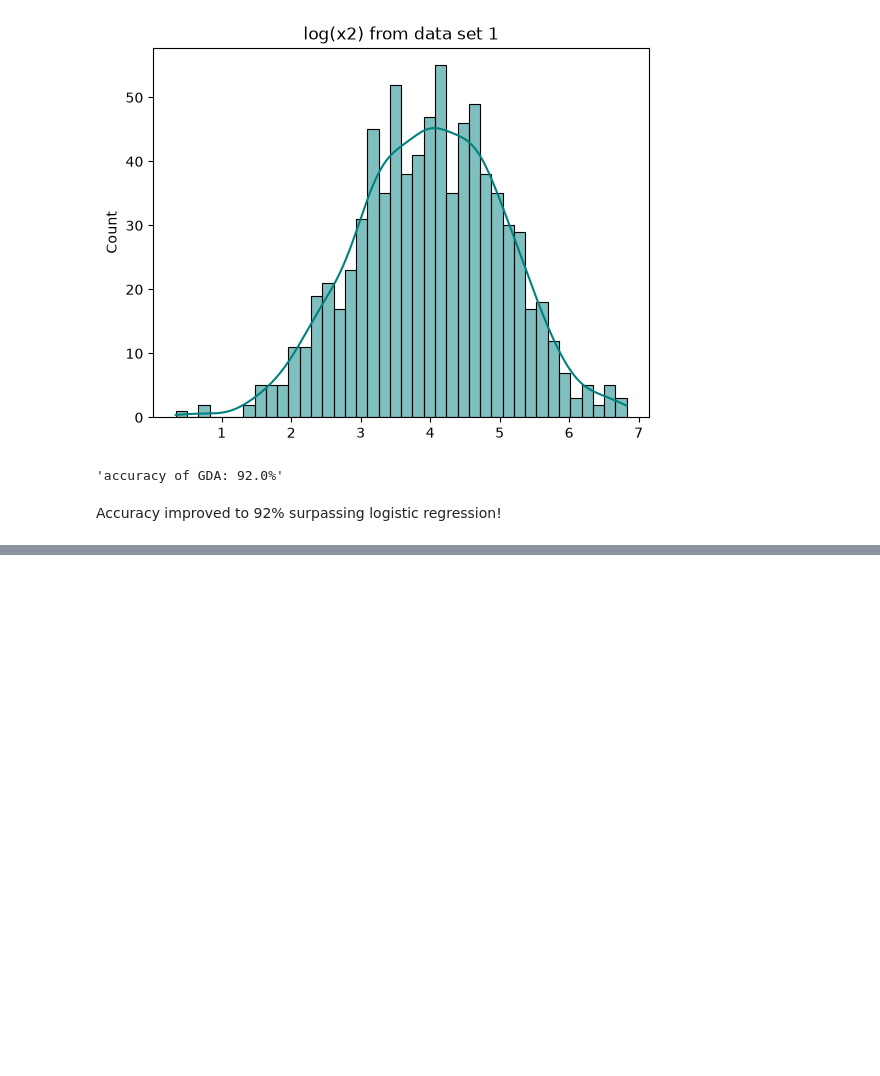
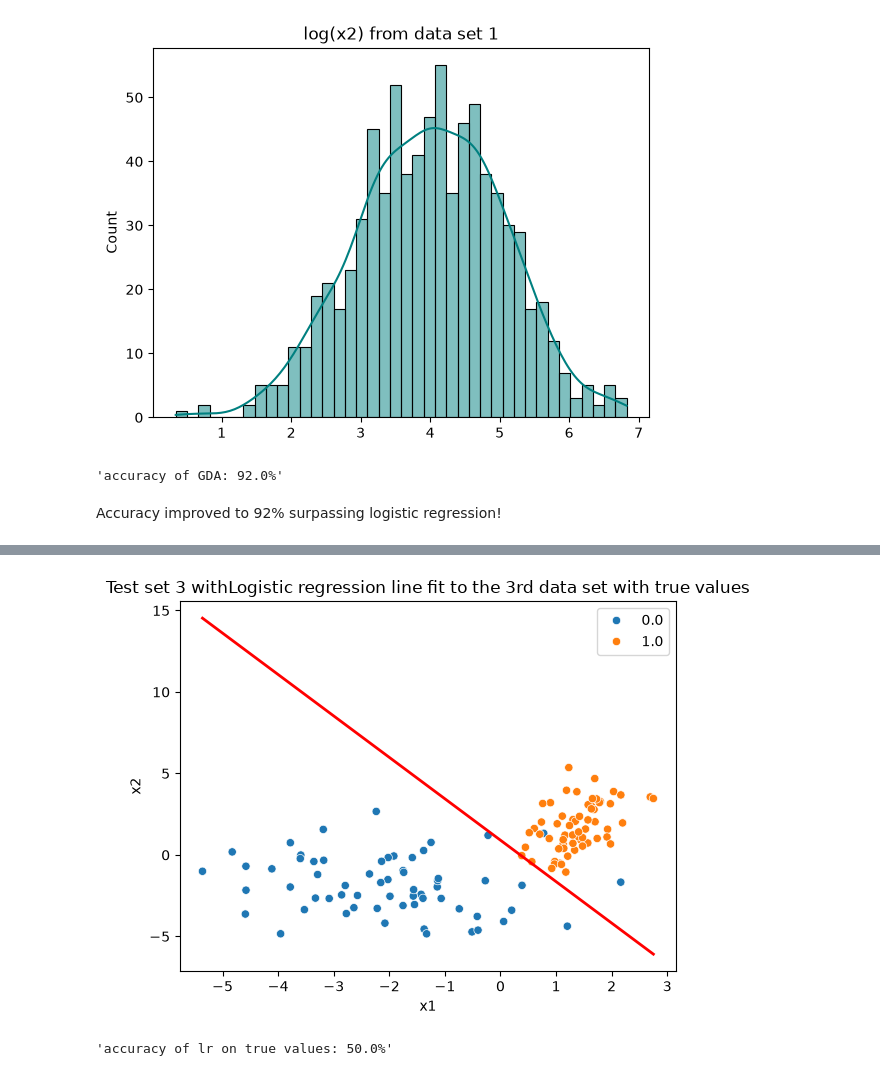
Before and after one commit to BartekWi/cs229, a Jupyter notebook: problem_set_1/ps1_1.ipynb, the cells around one changed output, grey strips where cells are left out. Cells and saved outputs as stored; diff of their text form; code cells hidden in the pictures; blank space fills up the shorter version.

```diff
--- a/problem_set_1/ps1_1.ipynb
+++ b/problem_set_1/ps1_1.ipynb
@@ -284,0 +284,11 @@ Accuracy improved to 92% surpassing logistic regression!
+# %%
+plot_line_with_data(x_test,t_test,lr.theta,"Test set 3 withLogistic regression line fit to the 3rd data set with true values")
+# %% [output]
+[figure, added]
+# %%
+lr=LogisticRegression()
+lr.fit(x_train3,y_train3)
+lr_predictions=lr.predict(x_test)
+f"accuracy of lr on true values: {(lr_predictions==t_test).sum()/len(t_test)*100}%"
+# %% [output]
+'accuracy of lr on true values: 50.0%'
```
Also changed, not shown: parts of 17 cells of this notebook.
